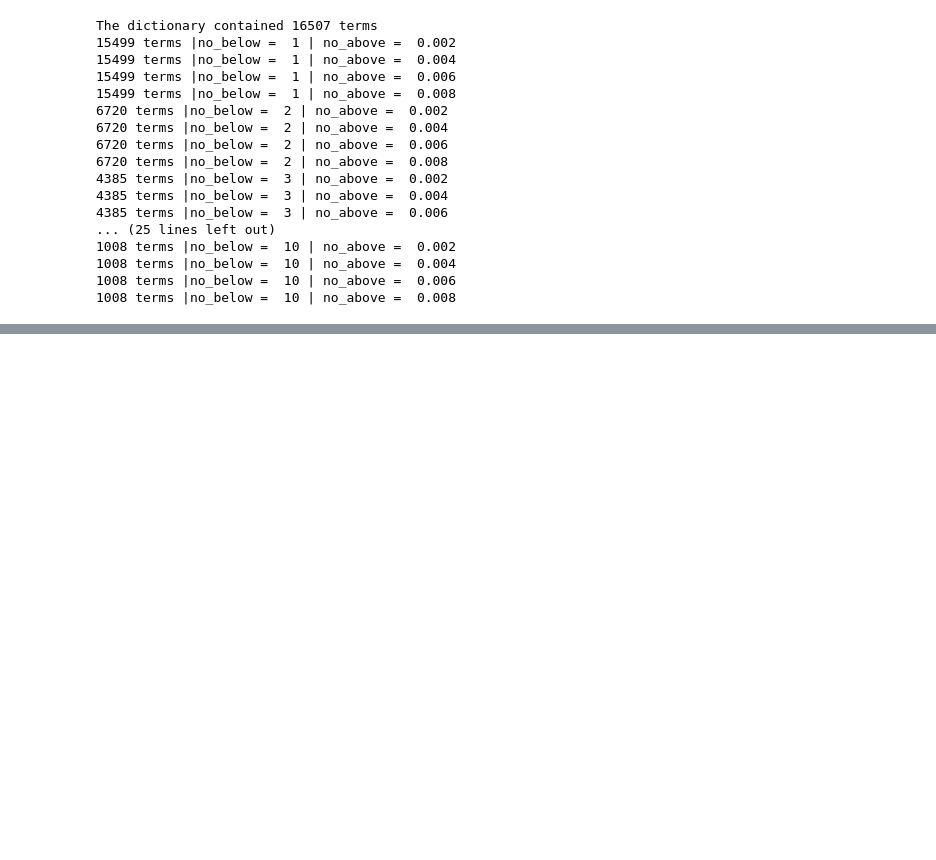
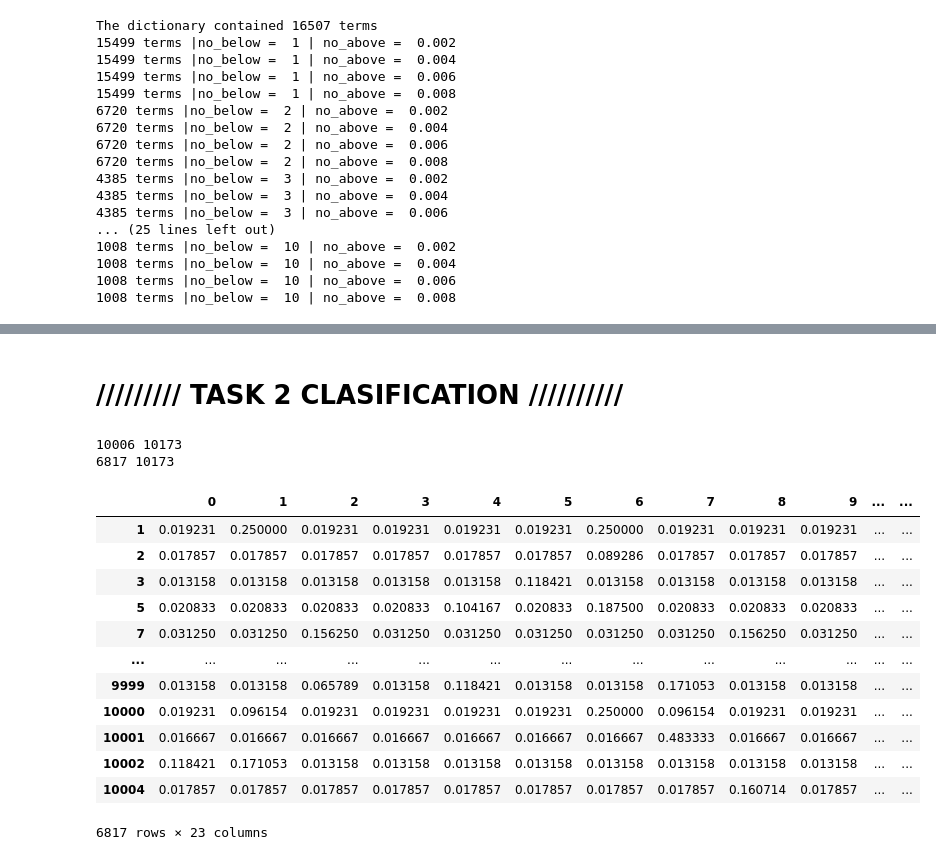
Before and after one commit to saizk/NLP-with-Spanish-Politicians-Tweets, a Jupyter notebook: data_analysis.ipynb, the cells around one changed output, grey strips where cells are left out. Drawn from its saved outputs; the diff is of its cells as text; code cells hidden in the pictures; blank space fills up the shorter version.

Commit message:
dataset creation task 2

```diff
--- a/data_analysis.ipynb
+++ b/data_analysis.ipynb
@@ -278,0 +268,41 @@ AttributeError: 'LdaMallet' object has no attribute 'get_document_topics'
+# %% [markdown]
+# ///////// TASK 2 CLASIFICATION //////////
+# %%
+# print(list(ldamallet.load_document_topics()))
+# print(len(list(ldamallet.load_document_topics())))
+
+
+rec = []
+for topic in ldamallet.load_document_topics():
+    rec.append([value[1] for value in topic])
+
+df = pd.DataFrame(rec)
+
+print(len(df),len(data))
+
+df['Likes'] = data["Likes"]
+df['Retweets'] = data["Retweets"]
+df["Party"] = data["Party"]
+
+
+df = df[df['Party'].notna()]
+
+print(len(df),len(data))
+
+df
+# %% [output]
+10006 10173
+6817 10173
+|  | 0 | 1 | 2 | 3 | 4 | 5 | 6 | 7 | 8 | 9 | ... | ... |
+| 1 | 0.019231 | 0.250000 | 0.019231 | 0.019231 | 0.019231 | 0.019231 | 0.250000 | 0.019231 | 0.019231 | 0.019231 | ... | ... |
+| 2 | 0.017857 | 0.017857 | 0.017857 | 0.017857 | 0.017857 | 0.017857 | 0.089286 | 0.017857 | 0.017857 | 0.017857 | ... | ... |
+| 3 | 0.013158 | 0.013158 | 0.013158 | 0.013158 | 0.013158 | 0.118421 | 0.013158 | 0.013158 | 0.013158 | 0.013158 | ... | ... |
+| 5 | 0.020833 | 0.020833 | 0.020833 | 0.020833 | 0.104167 | 0.020833 | 0.187500 | 0.020833 | 0.020833 | 0.020833 | ... | ... |
+| 7 | 0.031250 | 0.031250 | 0.156250 | 0.031250 | 0.031250 | 0.031250 | 0.031250 | 0.031250 | 0.156250 | 0.031250 | ... | ... |
+| ... | ... | ... | ... | ... | ... | ... | ... | ... | ... | ... | ... | ... |
+| 9999 | 0.013158 | 0.013158 | 0.065789 | 0.013158 | 0.118421 | 0.013158 | 0.013158 | 0.171053 | 0.013158 | 0.013158 | ... | ... |
+| 10000 | 0.019231 | 0.096154 | 0.019231 | 0.019231 | 0.019231 | 0.019231 | 0.250000 | 0.096154 | 0.019231 | 0.019231 | ... | ... |
+| 10001 | 0.016667 | 0.016667 | 0.016667 | 0.016667 | 0.016667 | 0.016667 | 0.016667 | 0.483333 | 0.016667 | 0.016667 | ... | ... |
+| 10002 | 0.118421 | 0.171053 | 0.013158 | 0.013158 | 0.013158 | 0.013158 | 0.013158 | 0.013158 | 0.013158 | 0.013158 | ... | ... |
+| 10004 | 0.017857 | 0.017857 | 0.017857 | 0.017857 | 0.017857 | 0.017857 | 0.017857 | 0.017857 | 0.160714 | 0.017857 | ... | ... |
+6817 rows × 23 columns
```
Also changed, not shown: parts of 6 cells of this notebook.
